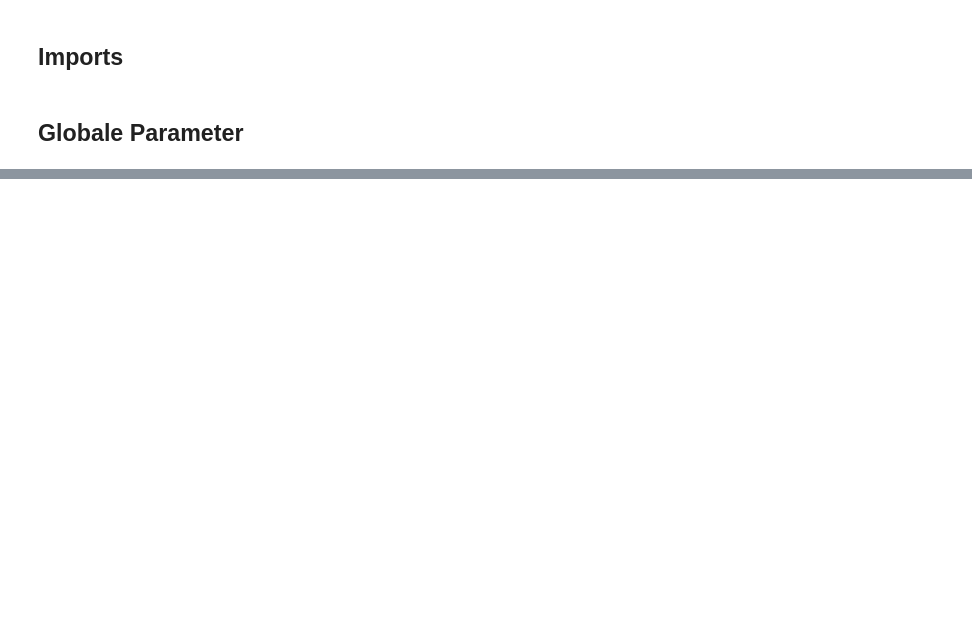
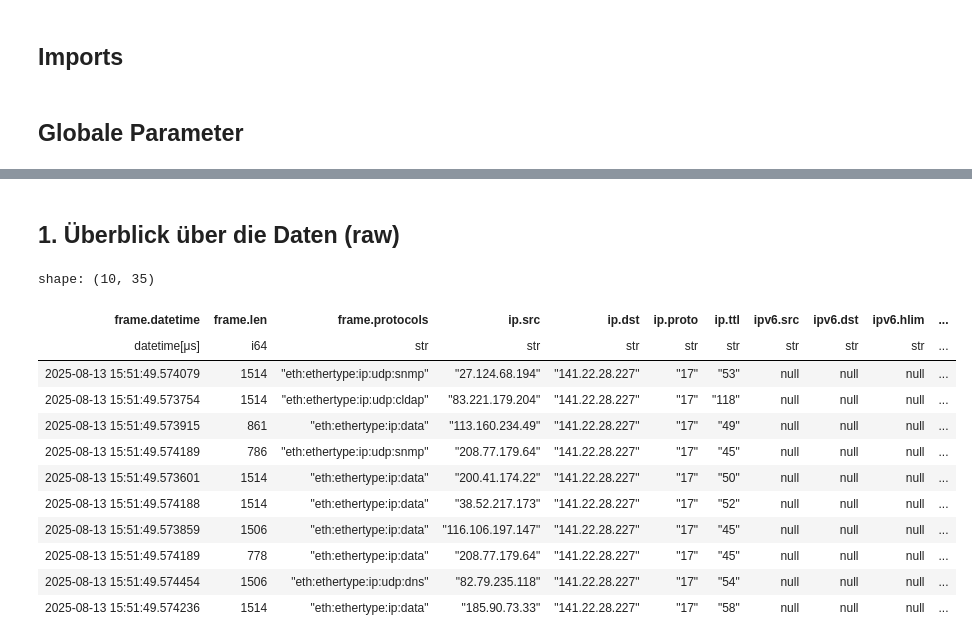
Before and after one commit to lukasseb/ddos_analysis, a Jupyter notebook: ddos_analyse.ipynb, the cells around one changed output, grey strips where cells are left out. Cells and saved outputs as stored; diff of their text form; code cells hidden in the pictures; blank space fills up the shorter version.

```diff
--- a/ddos_analyse.ipynb
+++ b/ddos_analyse.ipynb
@@ -104,0 +51,20 @@ lf.head(10).collect()
+# %% [markdown]
+## 1. Überblick über die Daten (raw)
+# %%
+lf = pl.scan_parquet("data/interim/ddos_1/batch_1_2000.parquet")
+df_sample = lf.limit(100).collect().sample(10)
+df_sample
+# %% [output]
+shape: (10, 35)
+| frame.datetime | frame.len | frame.protocols | ip.src | ip.dst | ip.proto | ip.ttl | ipv6.src | ipv6.dst | ipv6.hlim | ... |
+| datetime[μs] | i64 | str | str | str | str | str | str | str | str | ... |
+| 2025-08-13 15:51:49.574079 | 1514 | "eth:ethertype:ip:udp:snmp" | "27.124.68.194" | "141.22.28.227" | "17" | "53" | null | null | null | ... |
+| 2025-08-13 15:51:49.573754 | 1514 | "eth:ethertype:ip:udp:cldap" | "83.221.179.204" | "141.22.28.227" | "17" | "118" | null | null | null | ... |
+| 2025-08-13 15:51:49.573915 | 861 | "eth:ethertype:ip:data" | "113.160.234.49" | "141.22.28.227" | "17" | "49" | null | null | null | ... |
+| 2025-08-13 15:51:49.574189 | 786 | "eth:ethertype:ip:udp:snmp" | "208.77.179.64" | "141.22.28.227" | "17" | "45" | null | null | null | ... |
+| 2025-08-13 15:51:49.573601 | 1514 | "eth:ethertype:ip:data" | "200.41.174.22" | "141.22.28.227" | "17" | "50" | null | null | null | ... |
+| 2025-08-13 15:51:49.574188 | 1514 | "eth:ethertype:ip:data" | "38.52.217.173" | "141.22.28.227" | "17" | "52" | null | null | null | ... |
+| 2025-08-13 15:51:49.573859 | 1506 | "eth:ethertype:ip:data" | "116.106.197.147" | "141.22.28.227" | "17" | "45" | null | null | null | ... |
+| 2025-08-13 15:51:49.574189 | 778 | "eth:ethertype:ip:data" | "208.77.179.64" | "141.22.28.227" | "17" | "45" | null | null | null | ... |
+| 2025-08-13 15:51:49.574454 | 1506 | "eth:ethertype:ip:udp:dns" | "82.79.235.118" | "141.22.28.227" | "17" | "54" | null | null | null | ... |
+| 2025-08-13 15:51:49.574236 | 1514 | "eth:ethertype:ip:data" | "185.90.73.33" | "141.22.28.227" | "17" | "58" | null | null | null | ... |
```
Also changed, not shown: parts of 30 cells of this notebook, 7 other files.
